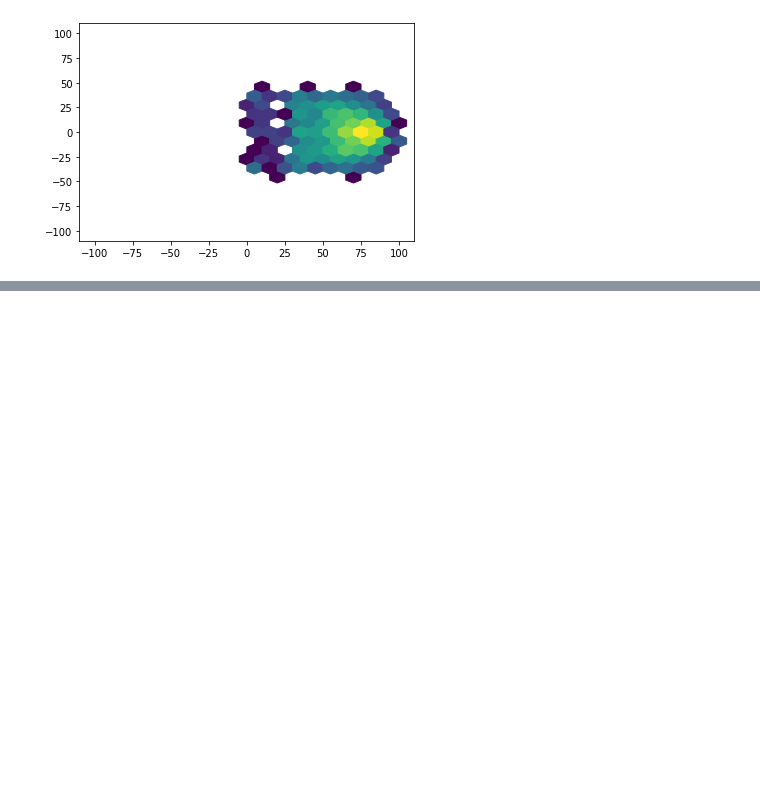
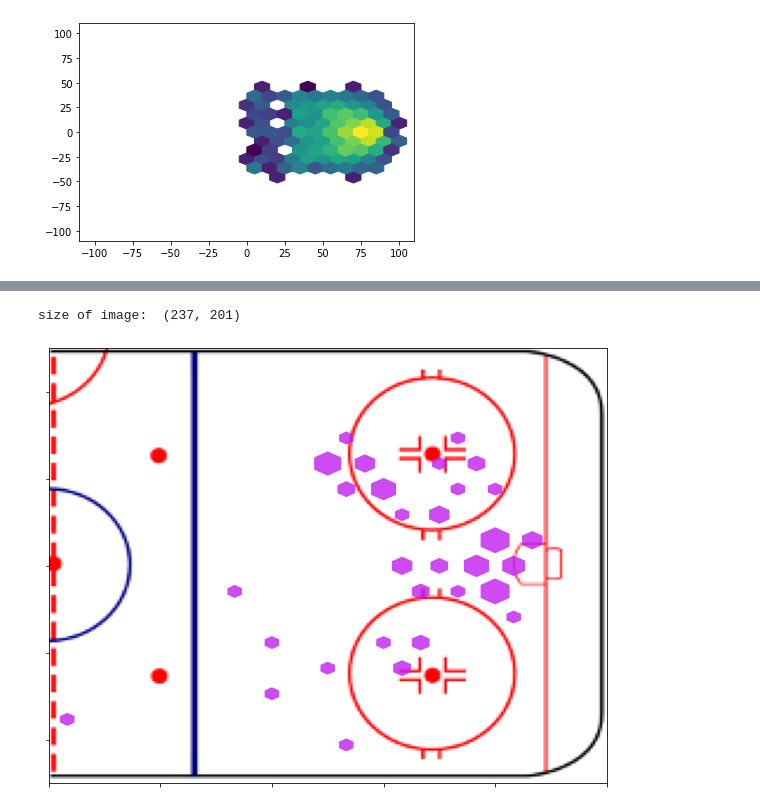
Before and after one commit to PrakritiAilavadi/Kaggle, a Jupyter notebook: nhl-shot-distribution.ipynb, the cells around one changed output, grey strips where cells are left out. Saved outputs shown, nothing was run; the diff lists cells and outputs as text; code cells hidden in the pictures; blank space fills up the shorter version.

```diff
--- a/nhl-shot-distribution.ipynb
+++ b/nhl-shot-distribution.ipynb
@@ -482,0 +551,66 @@ size of image:  (237, 201)
+# %%
+# basic figure plot
+xbnds = np.array([-100.,100.0])
+ybnds = np.array([-100,100])
+extent = [xbnds[0],xbnds[1],ybnds[0],ybnds[1]]
+fig=plt.figure(figsize=(10,8))
+ax = fig.add_subplot(111)
+ax.set_facecolor("white")
+fig.patch.set_facecolor("white")
+fig.patch.set_alpha(0.0)
+ax.set_xticklabels(labels = [''], fontsize = 18,alpha = .7,minor=False)
+ax.set_yticklabels(labels = [''], fontsize = 18,alpha = .7,minor=False)
+basewidth = 100
+
+
+# Background Rink image
+# Using pillow to get the rink image and extract the image size
+I = Image.open('../input/halfrink/half-rink.png')
+ax.imshow(I, aspect='auto', extent=(0, 100, 50, -50)) # defining extent to fit the image properly in the center of the figure
+#width, height = I.size
+print("size of image: ", I.size)
+
+
+scalingx=1
+scalingy=1
+x_trans=0  # transational shift of x coordinates
+y_trans=0  # transational shift of y cordinates
+S = 3  # Scaling of the hexagons
+
+
+player_goal_hex_data =  plt.hexbin(player_x_all_goals_normalized,
+                                   player_y_all_goals_normalized,
+                                   gridsize=30, mincnt=2, extent=extent, alpha=0.0)
+                                   #bins="log")
+player_goal_frequency = player_goal_hex_data.get_array()
+
+player_verts = player_goal_hex_data.get_offsets()  ## these are the bin positions I think
+
+
+# Plotting the shots
+for i,v in enumerate(player_verts):
+    total_freq = player_goal_frequency[i]/max(player_goal_frequency)
+    # Scale the hexagon size based on shot frequency
+    radius = S*math.sqrt(total_freq)
+#     if radius < 1.:
+#         radius =0
+#     radius = radius
+    hex = RegularPolygon((x_trans+v[0]*scalingx,
+                          y_trans+v[1]*scalingy),
+                         numVertices=6,
+                         radius=radius,
+                         orientation=np.radians(0),
+                         facecolor='#C11EF1',
+                         alpha=0.8,
+                         edgecolor=None)
+    ax.add_patch(hex)
+
+ax.set_xlim([0,100])
+ax.set_ylim([-50,50])
+
+plt.grid(False)
+
+plt.show()
+# %% [output]
+size of image:  (237, 201)
+[figure, added]
```
Also changed, not shown: parts of 23 cells of this notebook.
